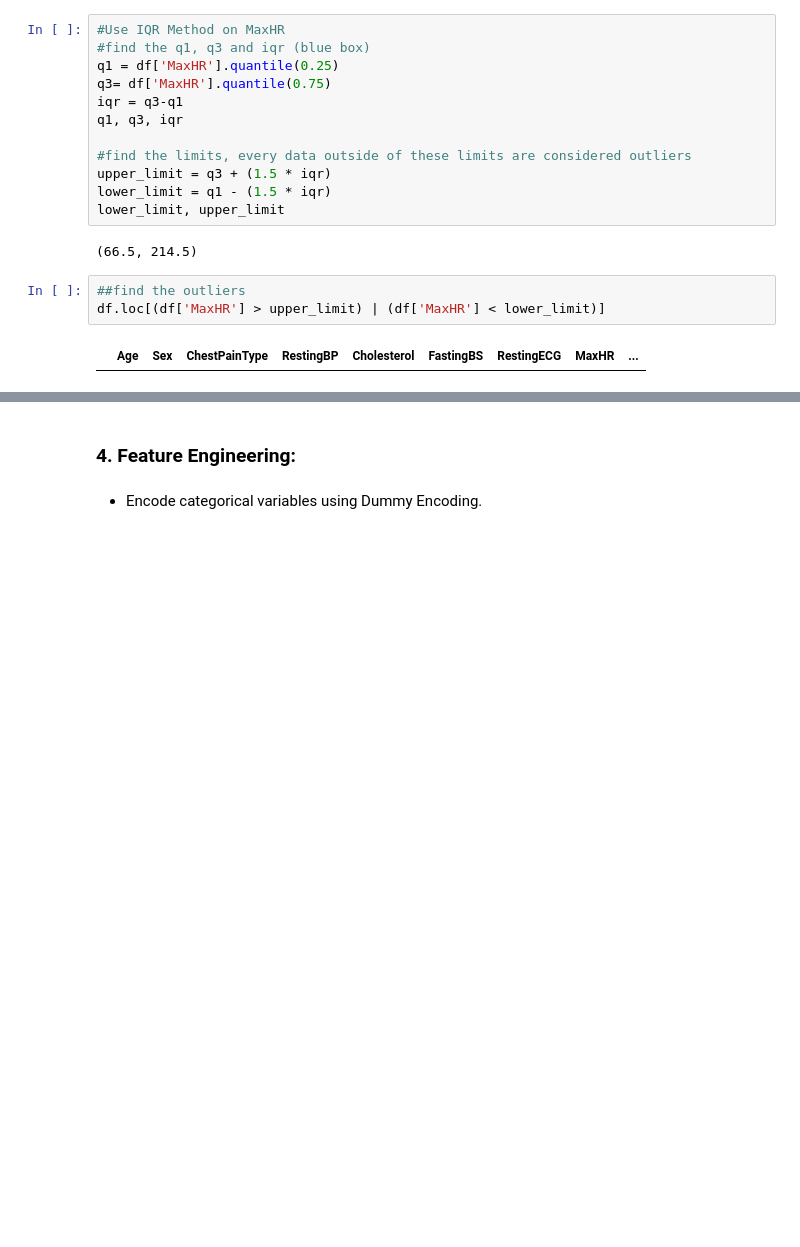
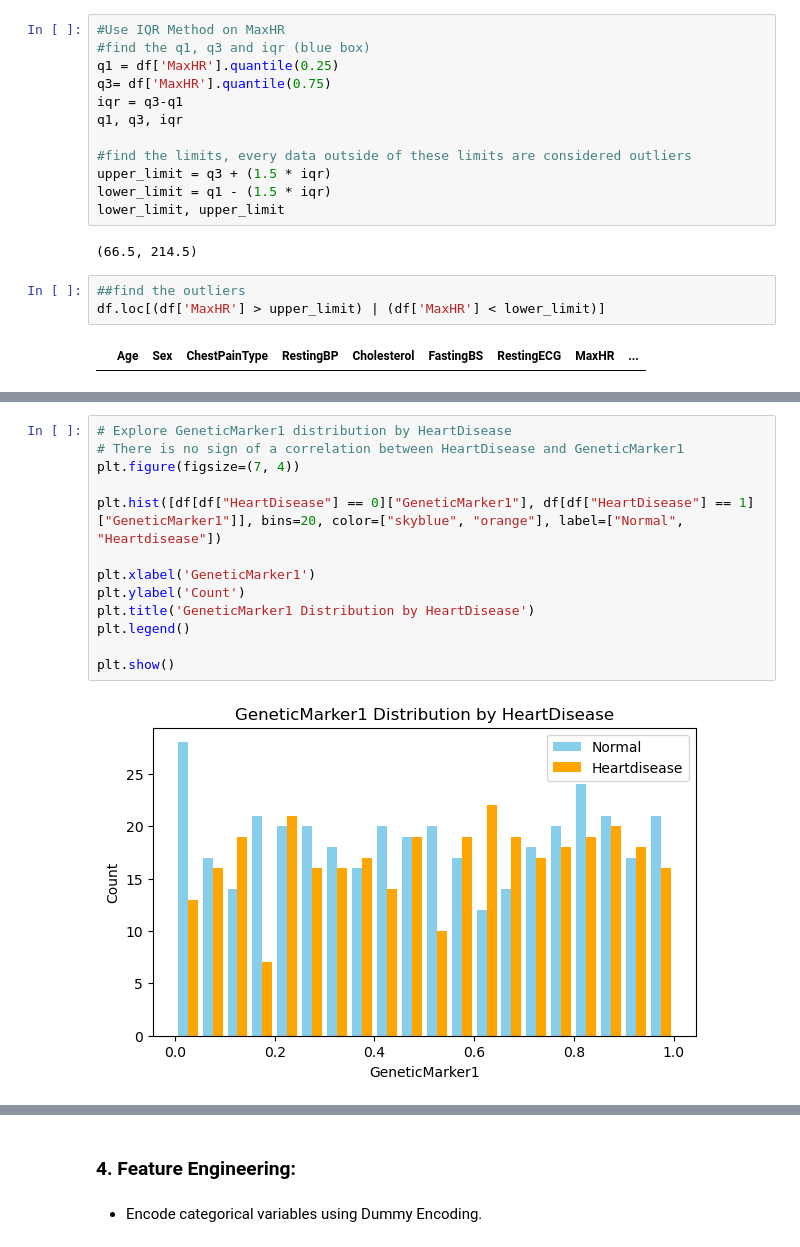
Before and after one commit to TJ-Abbing/Data-Science, a Jupyter notebook: OP-2/assignments/final/teammates/final-assignment-fadi.ipynb, the cells around one changed output, grey strips where cells are left out. Saved outputs shown, nothing was run; the diff lists cells and outputs as text; blank space fills up the shorter version.

```diff
--- a/OP-2/assignments/final/teammates/final-assignment-fadi.ipynb
+++ b/OP-2/assignments/final/teammates/final-assignment-fadi.ipynb
@@ -446,0 +478,15 @@ plt.show()
+# %%
+# Explore GeneticMarker1 distribution by HeartDisease
+# There is no sign of a correlation between HeartDisease and GeneticMarker1
+plt.figure(figsize=(7, 4))
+
+plt.hist([df[df["HeartDisease"] == 0]["GeneticMarker1"], df[df["HeartDisease"] == 1]["GeneticMarker1"]], bins=20, color=["skyblue", "orange"], label=["Normal", "Heartdisease"])
+
+plt.xlabel('GeneticMarker1')
+plt.ylabel('Count')
+plt.title('GeneticMarker1 Distribution by HeartDisease')
+plt.legend()
+
+plt.show()
+# %% [output]
+[figure, added]
```
Also changed, not shown: parts of 53 cells of this notebook, 1 other file.
